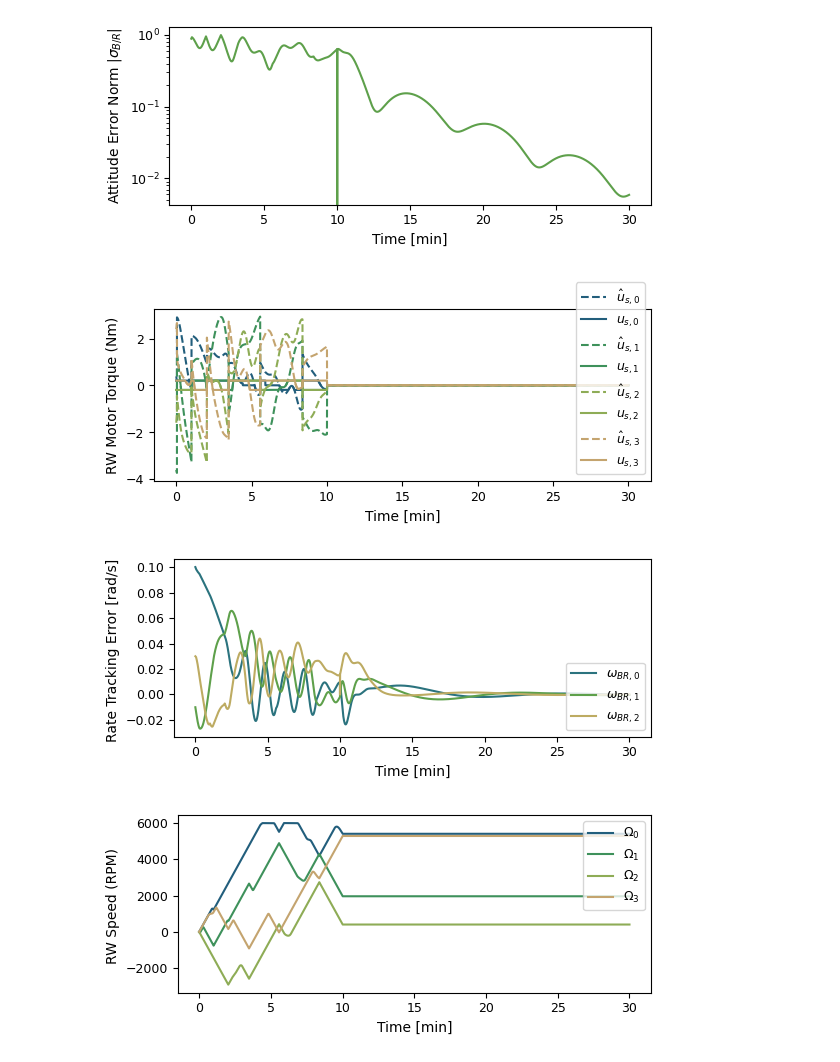
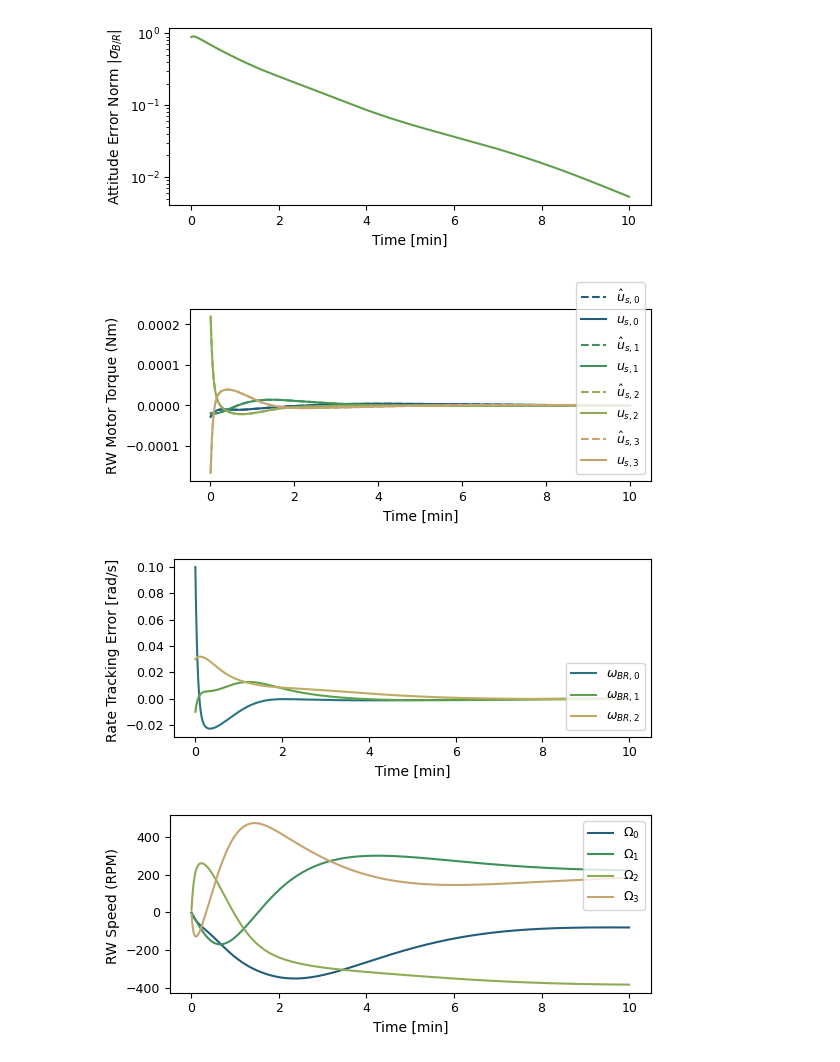
Before and after one commit to thibaudteil/bsk-workshop, a Jupyter notebook: CubeSatSim/scenarios/cubesat_rw_feedback.ipynb, the cells around one changed output. Saved outputs shown, nothing was run; the diff lists cells and outputs as text; code cells hidden in the pictures.

Commit message:
All working scenarios

```diff
--- a/CubeSatSim/scenarios/cubesat_rw_feedback.ipynb
+++ b/CubeSatSim/scenarios/cubesat_rw_feedback.ipynb
@@ -102,39 +102,34 @@ class scenario_AttitudeFeedbackRW(Sim, Scenario):
         else:
             fileName = os.path.basename(os.path.splitext(__file__)[0])
             figureNames = ["attitudeErrorNorm", "rwMotorTorque", "rateError", "rwSpeed"]
             figureList = plots.save_all_plots(fileName, figureNames)
 
         return figureList
 
 
 def runScenario(scenario):
     # Initialize simulation
     scenario.InitializeSimulation()
 
     # Configure run time and execute simulation
     simulationTime = macros.min2nano(10.)
     scenario.modeRequest = 'inertial3D'
     scenario.ConfigureStopTime(simulationTime)
     scenario.ExecuteSimulation()
 
-    simulationTime = macros.min2nano(30.)
-    scenario.modeRequest = 'directInertial3D'
-    scenario.ConfigureStopTime(simulationTime)
-    scenario.ExecuteSimulation()
-
 
 def run(showPlots):
     TheScenario = scenario_AttitudeFeedbackRW()
     runScenario(TheScenario)
     figureList = TheScenario.pull_outputs(showPlots)
 
     return figureList
 
 
 if __name__ == "__main__":
     run(True)
 # %% [output]
-[figure, old version]
+[figure, new version]
-[figure, old version]
+[figure, new version]
-[figure, old version]
+[figure, new version]
-[figure, old version]
+[figure, new version]
```
Also changed, not shown: 7 other files.
